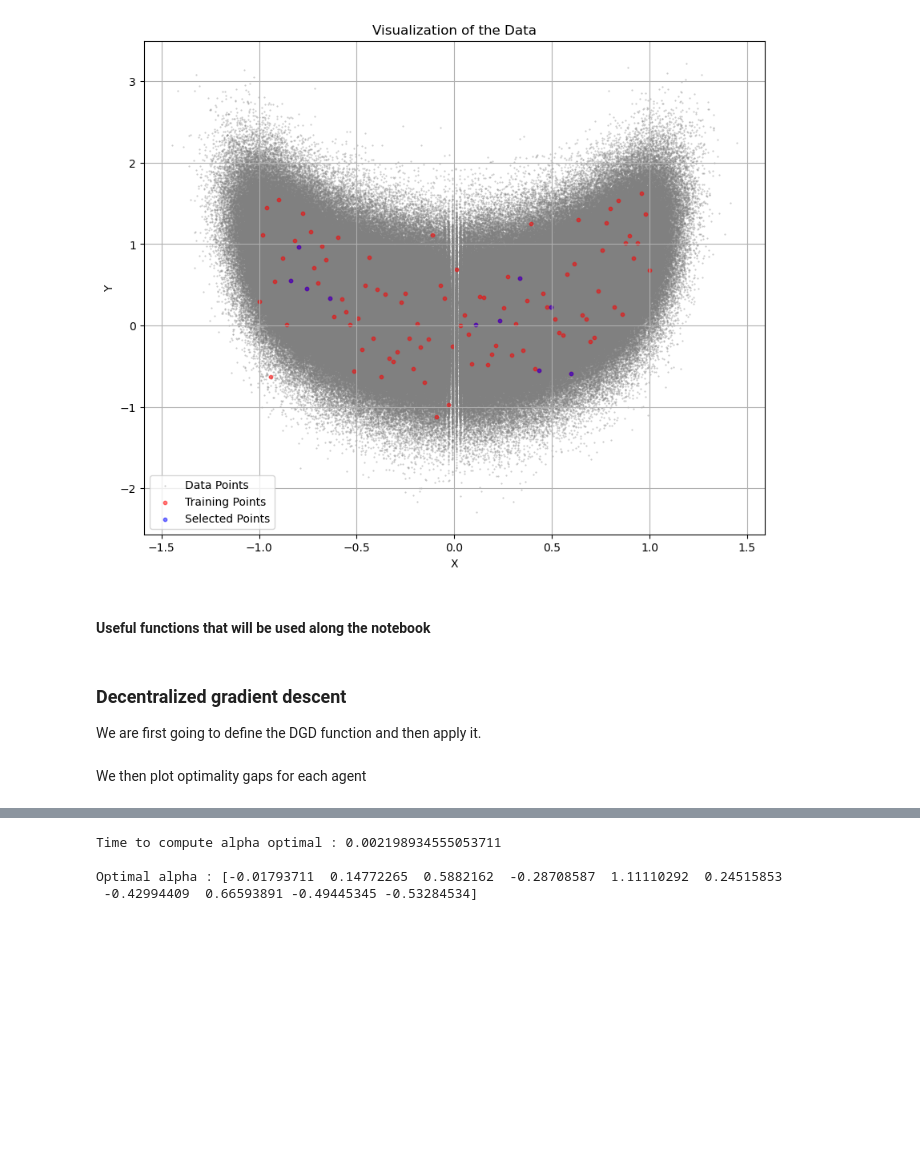
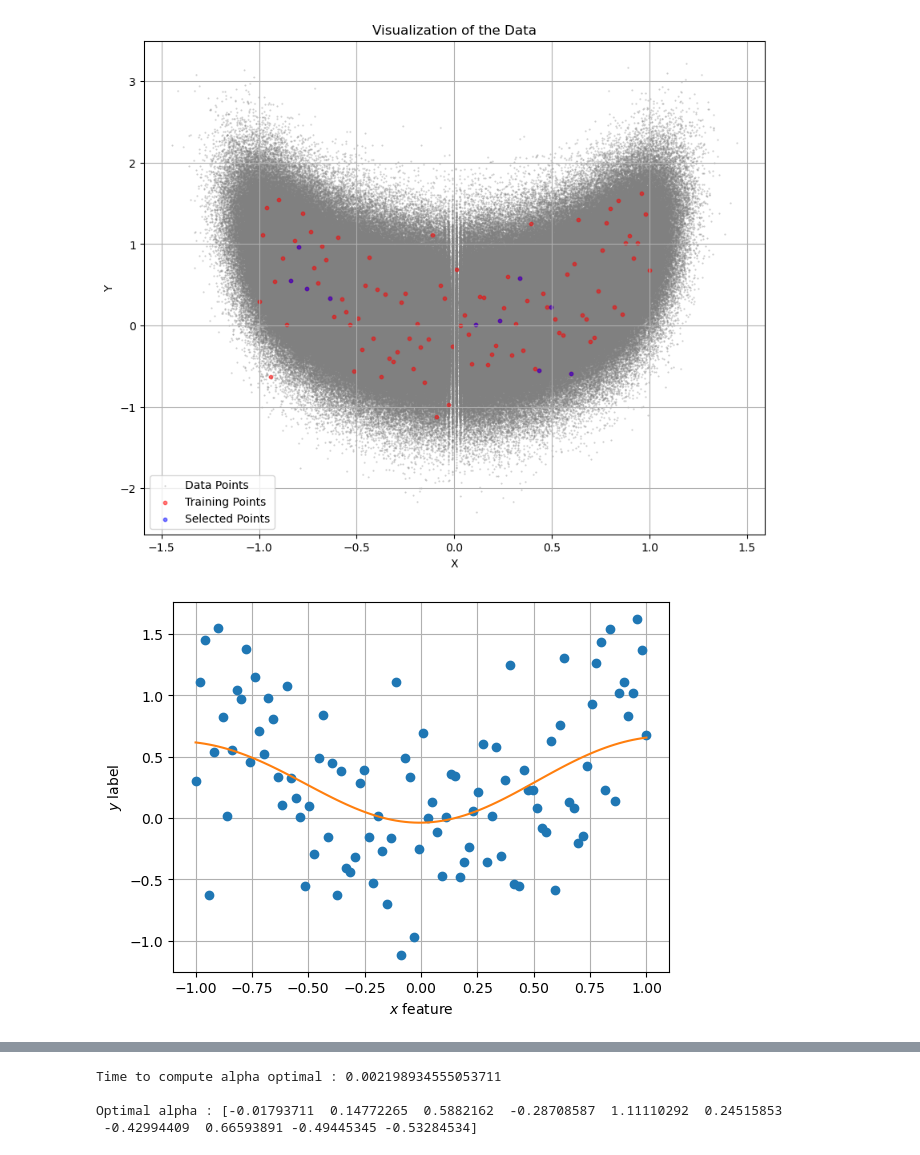
Before and after one commit to emmadchrr/Cooperative-Opt-project, a Jupyter notebook: Chraa_deCharry_Zhou.ipynb, the cells around one changed output, grey strips where cells are left out. Saved outputs shown, nothing was run; the diff lists cells and outputs as text; code cells hidden in the pictures; blank space fills up the shorter version.

```diff
--- a/Chraa_deCharry_Zhou.ipynb
+++ b/Chraa_deCharry_Zhou.ipynb
@@ -53,11 +58,27 @@ plt.grid(True)
 plt.show()
 # %% [output]
 [figure]
-# %% [markdown]
-#### Useful functions that will be used along the notebook
-# %% [markdown]
- ### Decentralized gradient descent
-
- We are first going to define the DGD function and then apply it.
-# %% [markdown]
-We then plot optimality gaps for each agent
+# %%
+def plot_me(x, y, alpha, ind, selection=True):
+
+    plt.plot(x, y,'o')
+
+    xo = np.linspace(-1,1,100)
+    if selection:
+        x2 = [x[i] for i in ind]
+    else:
+        x2 = np.linspace(-1, 1, 10)
+
+    xo = np.array(xo)
+    x2 = np.array(x2)
+    yo = compute_kernel_matrix(xo, x2) @ alpha
+    plt.plot(xo, yo, '-')
+    plt.xlabel(r'$x$ feature')
+    plt.ylabel(r'$y$ label')
+    plt.grid()
+
+    plt.show()
+# %%
+plot_me(x_n, y_n, alpha_star, ind, selection=True)
+# %% [output]
+[figure, added]
```
Also changed, not shown: parts of 12 cells of this notebook, 8 other files.
